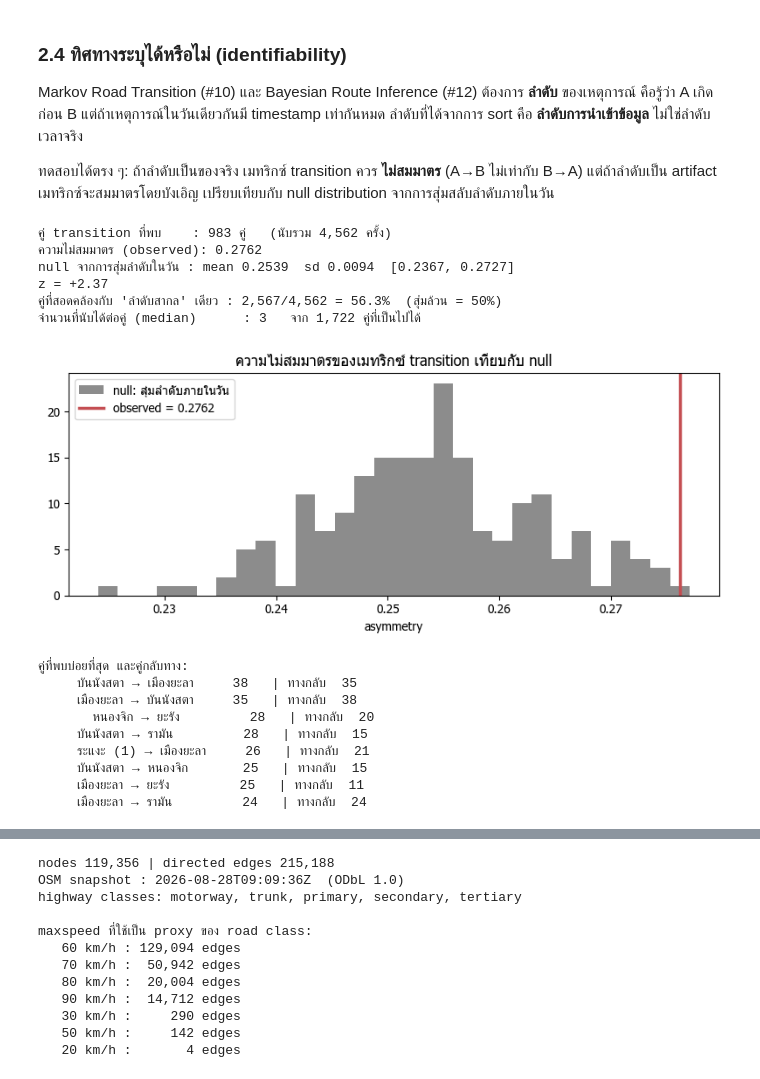
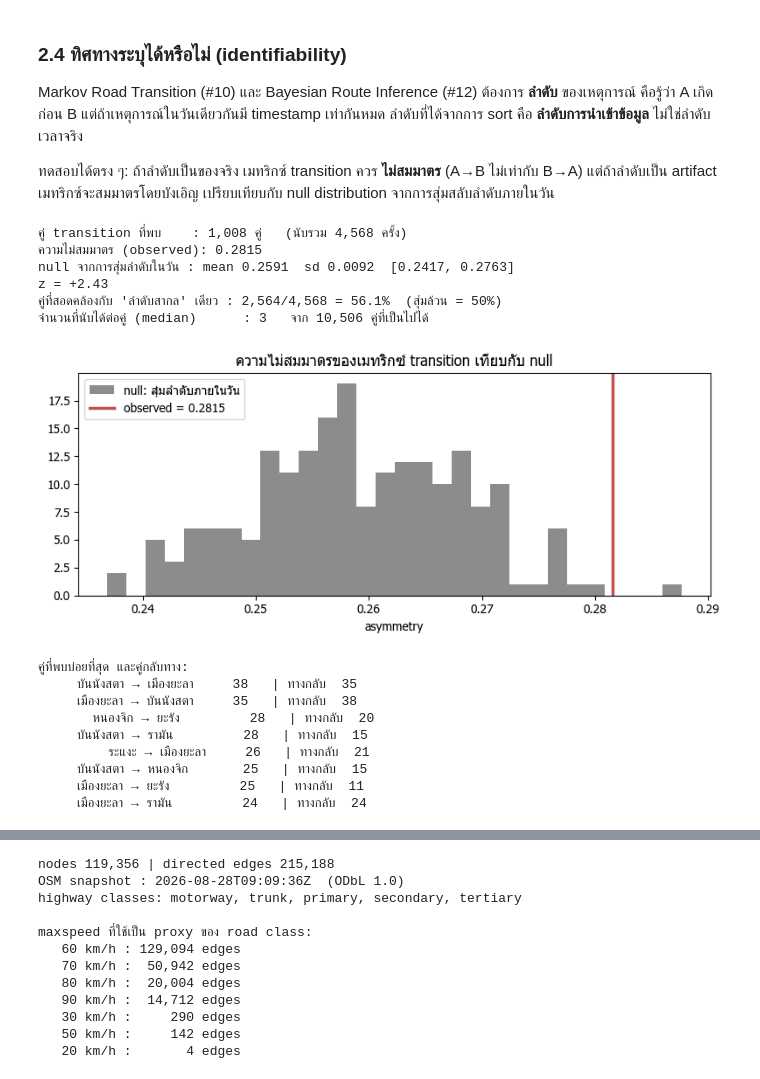
Before and after one commit to HamdeeNaseng/Palantir-TH, a Jupyter notebook: notebook/Bayesian Route Prediction.ipynb, the cells around one changed output, grey strips where cells are left out. Cells and saved outputs as stored; diff of their text form; code cells hidden in the pictures.

```diff
--- a/notebook/Bayesian Route Prediction.ipynb
+++ b/notebook/Bayesian Route Prediction.ipynb
@@ -394,16 +450,30 @@ Markov Road Transition (#10) และ Bayesian Route Inference (#12) ต้อ
 POS = sorted(geo["pos"].unique())
 POS_IX = {p: i for i, p in enumerate(POS)}
 # One human-readable name per position: the district label the sources use most often for it.
-POS_NAME = (geo.groupby("pos")["district"]
-              .agg(lambda s: s.value_counts().index[0])
-              .reindex(POS).tolist())
-# Two centroids can carry the same district label (the sources spell some names two ways).
-# Suffix the duplicates so every row in every table below names exactly one position.
+def _mode_or_none(series):
+    clean = series.dropna()
+    return clean.value_counts().index[0] if len(clean) else None
+
+_meta = (geo.groupby("pos")
+           .agg(district=("district", _mode_or_none),
+                subdistrict=("subdistrict", _mode_or_none),
+                precision=("geo_precision", _mode_or_none))
+           .reindex(POS))
+
+# A district centroid is named for its district; an enriched point is named for its tambon,
+# because "เมืองยะลา" appearing five times in a table tells the reader nothing about which of
+# the five positions a row refers to.
+POS_NAME = []
+for _pos, _row in _meta.iterrows():
+    _d, _sub, _prec = _row["district"], _row["subdistrict"], _row["precision"]
+    POS_NAME.append(_d if (_prec == "district" or not _sub) else f"{_d}·{_sub}")
+
+# Anything still colliding gets an index, so every row names exactly one position.
 _seen = {}
 for _i, _n in enumerate(POS_NAME):
-    _seen[_n] = _seen.get(_n, 0) + 1
     if POS_NAME.count(_n) > 1:
-        POS_NAME[_i] = f"{_n} ({_seen[_n]})"
+        _seen[_n] = _seen.get(_n, 0) + 1
+        POS_NAME[_i] = f"{_n} #{_seen[_n]}"
 K_POS = len(POS)
 
 geo = geo.sort_values("t")
@@ -437,46 +507,46 @@ print(f"null จากการสุ่มลำดับในวัน : mean
 z = (obs_asym - null.mean()) / null.std()
 print(f"z = {z:+.2f}")
 
 # Second test: is the ordering explained by ONE fixed global ranking of districts?
 # A real movement process cannot have a universal "this district always comes first" order;
 # an ingestion pipeline that lists records in a fixed sequence can.
 net = M_obs.sum(axis=1) - M_obs.sum(axis=0)
 rank = np.argsort(np.argsort(-net))
 ok = tot = 0
 for s in day_seqs:
     for a, b in zip(s, s[1:]):
         tot += 1
         ok += rank[POS_IX[a]] < rank[POS_IX[b]]
 print(f"คู่ที่สอดคล้องกับ 'ลำดับสากล' เดียว : {ok:,}/{tot:,} = {ok/tot:.1%}  (สุ่มล้วน = 50%)")
 print(f"จำนวนที่นับได้ต่อคู่ (median)      : {np.median(M_obs[M_obs > 0]):.0f}"
       f"   จาก {K_POS*(K_POS-1):,} คู่ที่เป็นไปได้")
 
 fig, ax = plt.subplots(figsize=(8, 3.5))
 ax.hist(null, bins=30, color=CLR["grey"], label="null: สุ่มลำดับภายในวัน")
 ax.axvline(obs_asym, color=CLR["warn"], lw=2.5, label=f"observed = {obs_asym:.4f}")
 ax.set_title("ความไม่สมมาตรของเมทริกซ์ transition เทียบกับ null")
 ax.set_xlabel("asymmetry"); ax.legend()
 plt.tight_layout(); plt.show()
 
 top = np.dstack(np.unravel_index(np.argsort(-M_obs, axis=None)[:8], M_obs.shape))[0]
 print("\nคู่ที่พบบ่อยที่สุด และคู่กลับทาง:")
 for i, j in top:
     print(f"  {POS_NAME[i]:>12s} → {POS_NAME[j]:<12s} {int(M_obs[i, j]):3d}   "
           f"| ทางกลับ {int(M_obs[j, i]):3d}")
 # %% [output]
-คู่ transition ที่พบ    : 983 คู่   (นับรวม 4,562 ครั้ง)
-ความไม่สมมาตร (observed): 0.2762
-null จากการสุ่มลำดับในวัน : mean 0.2539  sd 0.0094  [0.2367, 0.2727]
-z = +2.37
-คู่ที่สอดคล้องกับ 'ลำดับสากล' เดียว : 2,567/4,562 = 56.3%  (สุ่มล้วน = 50%)
-จำนวนที่นับได้ต่อคู่ (median)      : 3   จาก 1,722 คู่ที่เป็นไปได้
+คู่ transition ที่พบ    : 1,008 คู่   (นับรวม 4,568 ครั้ง)
+ความไม่สมมาตร (observed): 0.2815
+null จากการสุ่มลำดับในวัน : mean 0.2591  sd 0.0092  [0.2417, 0.2763]
+z = +2.43
+คู่ที่สอดคล้องกับ 'ลำดับสากล' เดียว : 2,564/4,568 = 56.1%  (สุ่มล้วน = 50%)
+จำนวนที่นับได้ต่อคู่ (median)      : 3   จาก 10,506 คู่ที่เป็นไปได้
-[figure, old version]
+[figure, new version]
 คู่ที่พบบ่อยที่สุด และคู่กลับทาง:
      บันนังสตา → เมืองยะลา     38   | ทางกลับ  35
      เมืองยะลา → บันนังสตา     35   | ทางกลับ  38
        หนองจิก → ยะรัง         28   | ทางกลับ  20
      บันนังสตา → รามัน         28   | ทางกลับ  15
-     ระแงะ (1) → เมืองยะลา     26   | ทางกลับ  21
+         ระแงะ → เมืองยะลา     26   | ทางกลับ  21
      บันนังสตา → หนองจิก       25   | ทางกลับ  15
      เมืองยะลา → ยะรัง         25   | ทางกลับ  11
      เมืองยะลา → รามัน         24   | ทางกลับ  24
```
Also changed, not shown: parts of 22 cells of this notebook, 31 other files.
